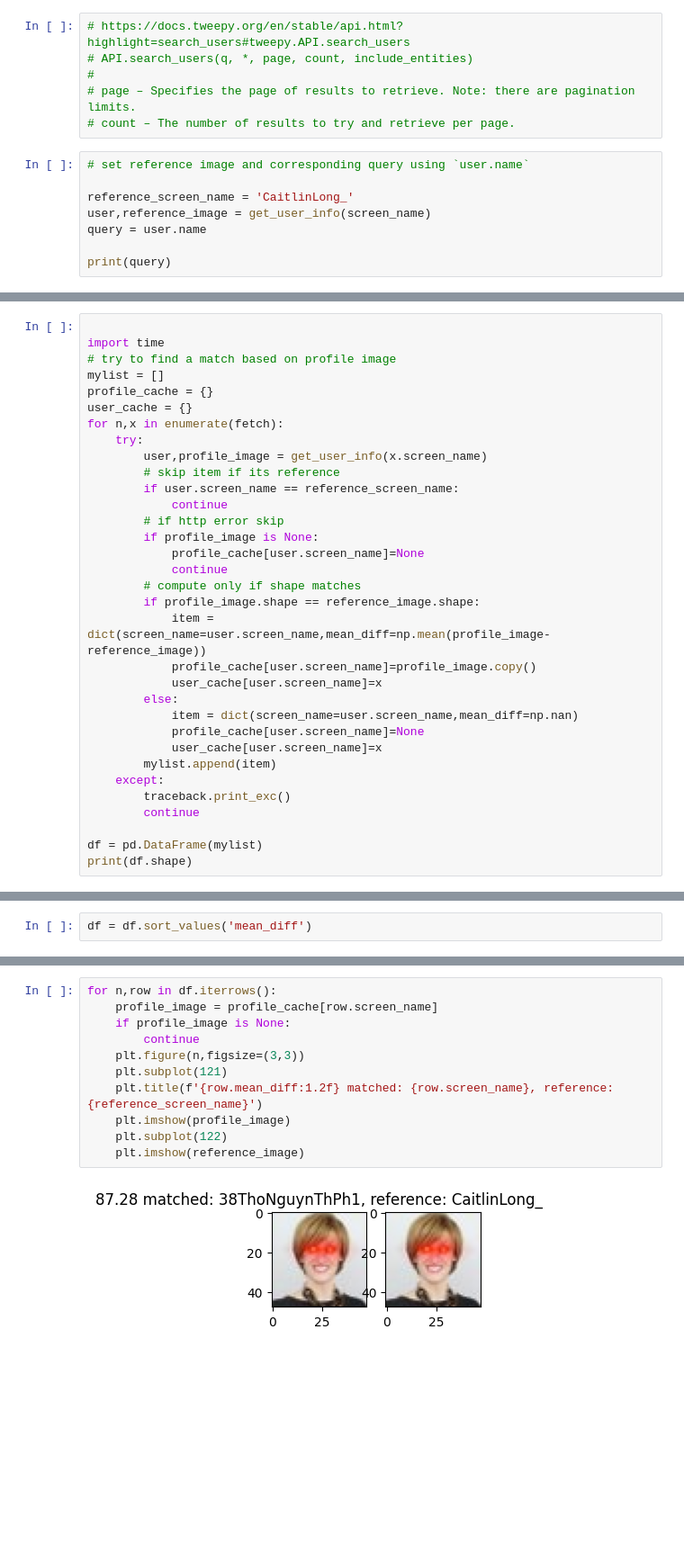
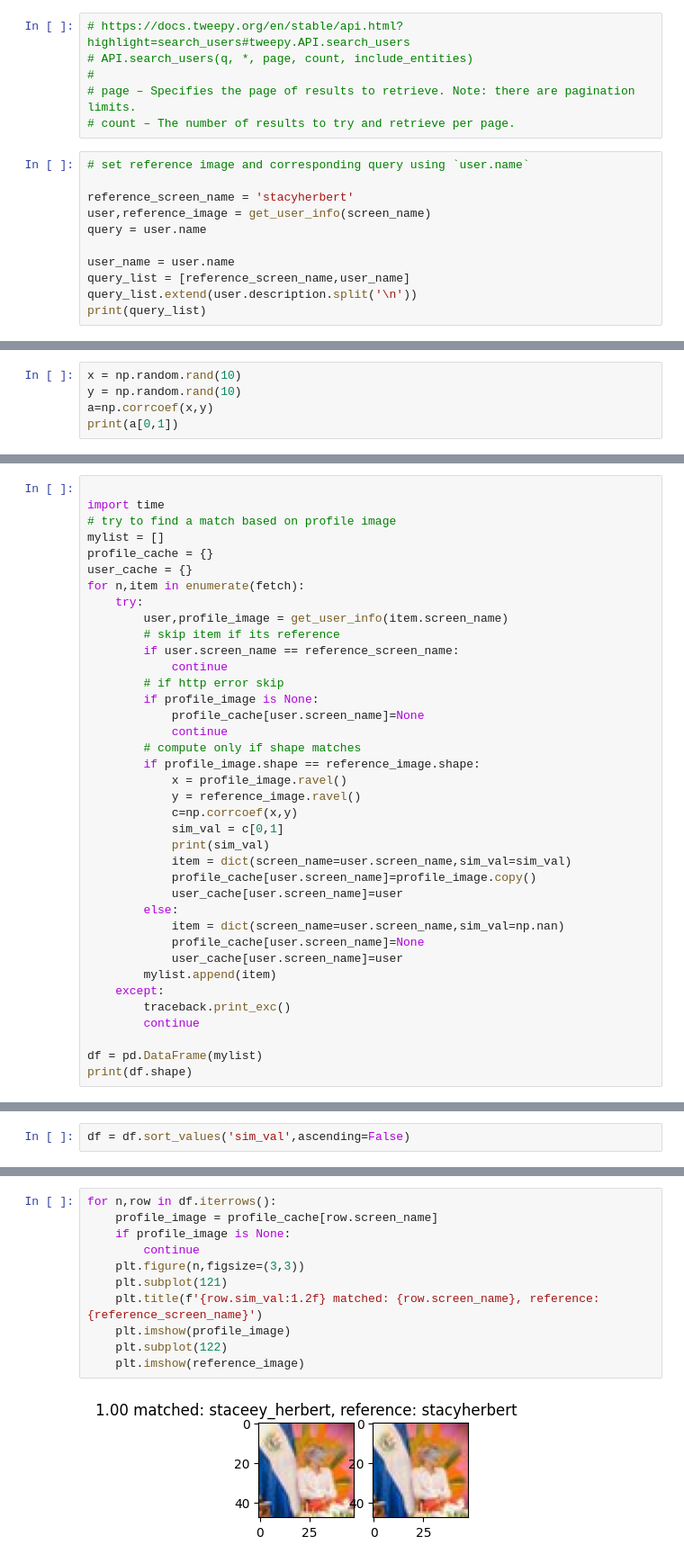
Before and after one commit to pangyuteng/twitter-crypto-scam-detector, a Jupyter notebook: playground.ipynb, the cells around one changed output, grey strips where cells are left out. Shown at 90% size. Cells and saved outputs as stored; diff of their text form; blank space fills up the shorter version.

Commit message:
update profile pic matching to use corr-coef

```diff
--- a/playground.ipynb
+++ b/playground.ipynb
@@ -73,9 +73,12 @@ Caitlin Long 🔑⚡️🟠 CaitlinLong_ True Founder/CEO @CustodiaBank. #bitcoi
 # %%
 # set reference image and corresponding query using `user.name`
 
-reference_screen_name = 'CaitlinLong_'
+reference_screen_name = 'stacyherbert'
 user,reference_image = get_user_info(screen_name)
 query = user.name
 
-print(query)
+user_name = user.name
+query_list = [reference_screen_name,user_name]
+query_list.extend(user.description.split('\n'))
+print(query_list)
 # %% [output]
@@ -108,0 +114,5 @@ User(_api=<tweepy.api.API object at 0x...>, _json={'id': 717926102614716417, 'id
+# %%
+x = np.random.rand(10)
+y = np.random.rand(10)
+a=np.corrcoef(x,y)
+print(a[0,1])
@@ -113,9 +125,9 @@ import time
 mylist = []
 profile_cache = {}
 user_cache = {}
-for n,x in enumerate(fetch):
+for n,item in enumerate(fetch):
     try:
-        user,profile_image = get_user_info(x.screen_name)
+        user,profile_image = get_user_info(item.screen_name)
         # skip item if its reference
         if user.screen_name == reference_screen_name:
             continue
@@ -125,13 +137,18 @@ for n,x in enumerate(fetch):
             continue
         # compute only if shape matches
         if profile_image.shape == reference_image.shape:
-            item = dict(screen_name=user.screen_name,mean_diff=np.mean(profile_image-reference_image))
+            x = profile_image.ravel()
+            y = reference_image.ravel()
+            c=np.corrcoef(x,y)
+            sim_val = c[0,1]
+            print(sim_val)
+            item = dict(screen_name=user.screen_name,sim_val=sim_val)
             profile_cache[user.screen_name]=profile_image.copy()
-            user_cache[user.screen_name]=x
+            user_cache[user.screen_name]=user
         else:
-            item = dict(screen_name=user.screen_name,mean_diff=np.nan)
+            item = dict(screen_name=user.screen_name,sim_val=np.nan)
             profile_cache[user.screen_name]=None
-            user_cache[user.screen_name]=x
+            user_cache[user.screen_name]=user
         mylist.append(item)
     except:
         traceback.print_exc()
@@ -144,3 +177,3 @@ print(df.shape)
 # %%
-df = df.sort_values('mean_diff')
+df = df.sort_values('sim_val',ascending=False)
 # %%
@@ -169,13 +204,13 @@ df
 # %%
 for n,row in df.iterrows():
     profile_image = profile_cache[row.screen_name]
     if profile_image is None:
         continue
     plt.figure(n,figsize=(3,3))
     plt.subplot(121)
-    plt.title(f'{row.mean_diff:1.2f} matched: {row.screen_name}, reference: {reference_screen_name}')
+    plt.title(f'{row.sim_val:1.2f} matched: {row.screen_name}, reference: {reference_screen_name}')
     plt.imshow(profile_image)
     plt.subplot(122)
     plt.imshow(reference_image)
 # %% [output]
-[figure, old version]
+[figure, new version]
```
Also changed, not shown: parts of 13 cells of this notebook, 2 other files.
